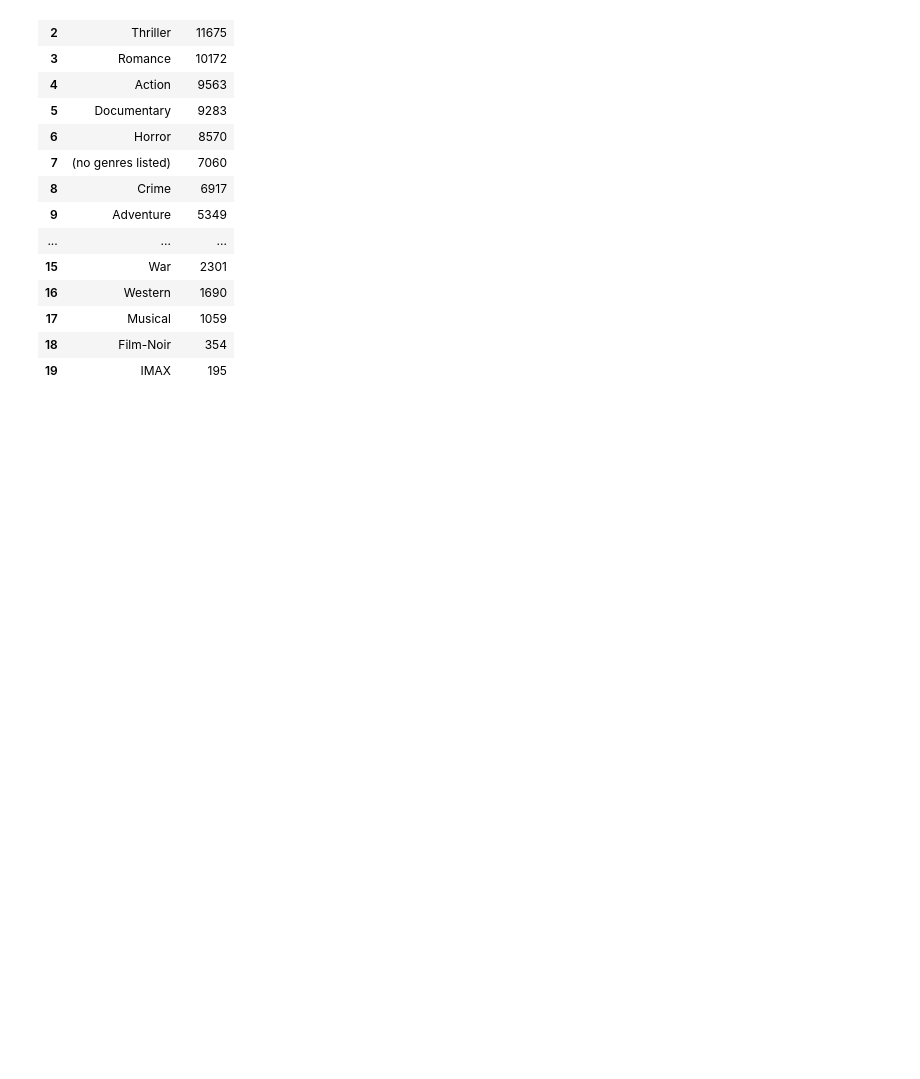
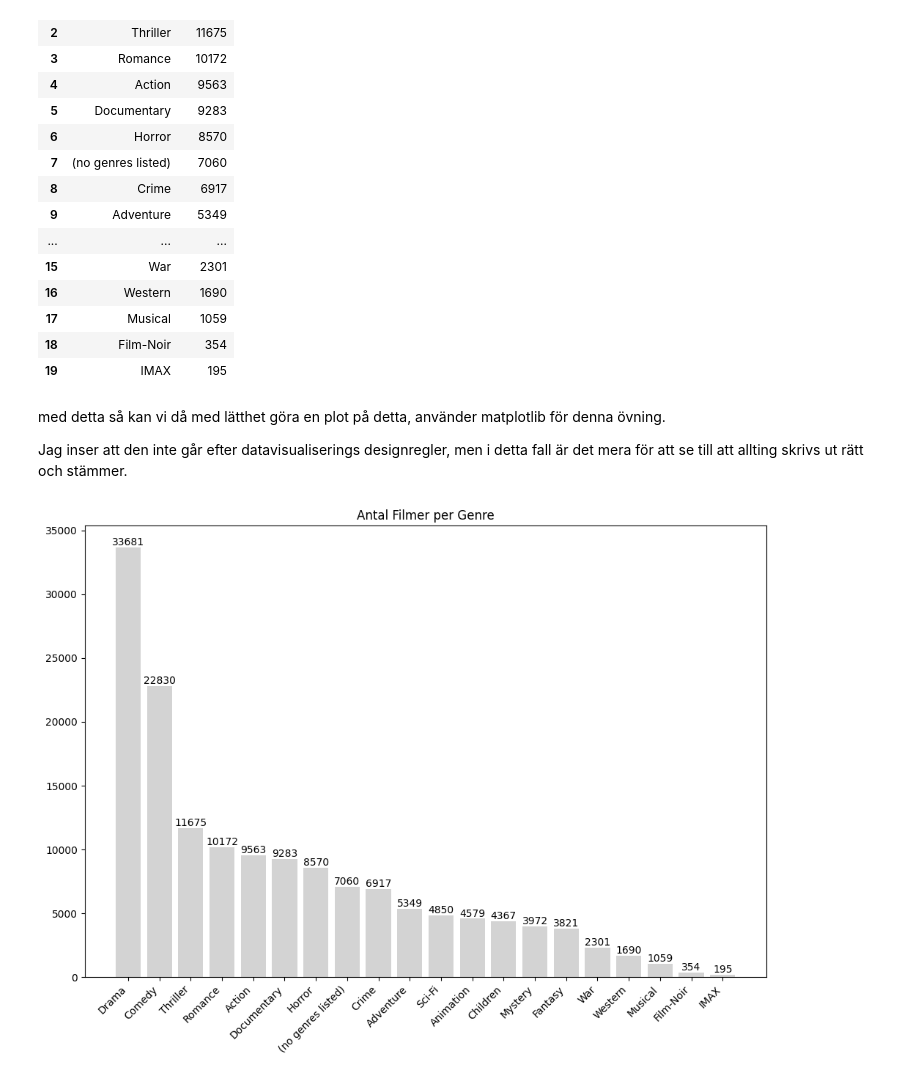
Before and after one commit to Markofbear/AI-Bjorn-Lagerblad-OPA23, a Jupyter notebook: labs/labb1/lab1.ipynb, the cells around one changed output. Saved outputs shown, nothing was run; the diff lists cells and outputs as text; code cells hidden in the pictures; blank space fills up the shorter version.

```diff
--- a/labs/labb1/lab1.ipynb
+++ b/labs/labb1/lab1.ipynb
@@ -70,3 +70,26 @@ genre_counts_df
 | 17 | Musical | 1059 |
 | 18 | Film-Noir | 354 |
 | 19 | IMAX | 195 |
+# %% [markdown]
+med detta så kan vi då med lätthet göra en plot på detta, använder matplotlib för denna övning.
+
+Jag inser att den inte går efter datavisualiserings designregler, men i detta fall är det mera för att se till att allting skrivs ut rätt och stämmer.
+# %%
+import matplotlib.pyplot as plt
+
+plt.figure(figsize=(12, 8))
+
+plt.bar(genre_counts_df["Genre"], genre_counts_df["Movies"], color="lightgrey")
+
+plt.title("Antal Filmer per Genre")
+
+plt.xticks(rotation=45, ha="right")
+
+
+#gör en uskrift av varje stapel för att dubbelkolla att siffrorna stämmer
+for index, value in enumerate(genre_counts_df["Movies"]):
+    plt.text(index, value, str(value), ha="center", va="bottom")
+
+plt.show()
+# %% [output]
+[figure, added]
```
Also changed, not shown: parts of 2 cells of this notebook.
